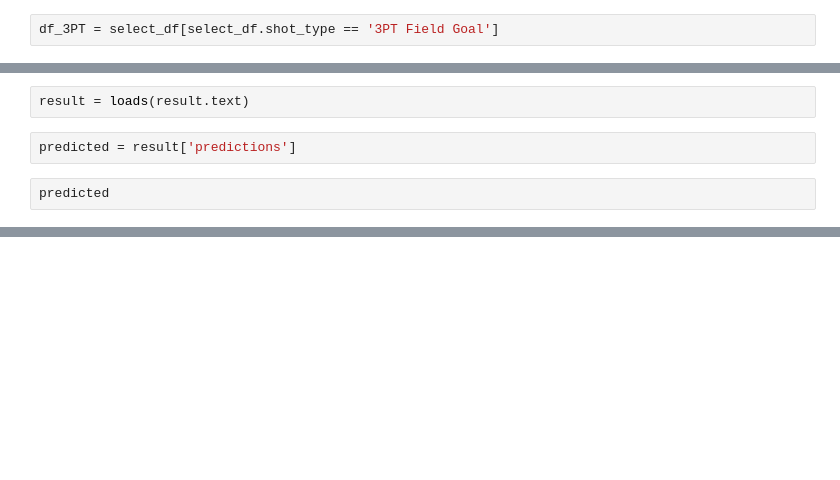
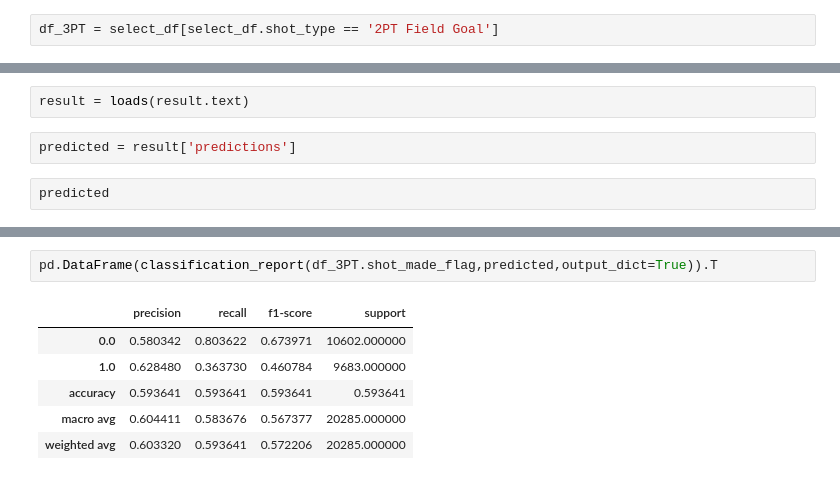
Before and after one commit to walterpl/infnet_IA_course, a Jupyter notebook: eng-ml/notebooks/testing_model.ipynb, the cells around one changed output, grey strips where cells are left out. Cells and saved outputs as stored; diff of their text form; blank space fills up the shorter version.

```diff
--- a/eng-ml/notebooks/testing_model.ipynb
+++ b/eng-ml/notebooks/testing_model.ipynb
@@ -9,6 +36,6 @@ raw_df.columns
 # %%
 select_df = raw_df[['lat', 'lon', 'minutes_remaining', 'period', 'playoffs', 'shot_distance', 'shot_made_flag', 'shot_type']]
 # %%
-df_3PT = select_df[select_df.shot_type == '3PT Field Goal']
+df_3PT = select_df[select_df.shot_type == '2PT Field Goal']
 # %%
 df_3PT.drop(columns=['shot_type'],inplace=True)
@@ -53,0 +107,9 @@ weighted avg       0.45      0.67      0.54      5412
+# %%
+pd.DataFrame(classification_report(df_3PT.shot_made_flag,predicted,output_dict=True)).T
+# %% [output]
+|  | precision | recall | f1-score | support |
+| 0.0 | 0.580342 | 0.803622 | 0.673971 | 10602.000000 |
+| 1.0 | 0.628480 | 0.363730 | 0.460784 | 9683.000000 |
+| accuracy | 0.593641 | 0.593641 | 0.593641 | 0.593641 |
+| macro avg | 0.604411 | 0.583676 | 0.567377 | 20285.000000 |
+| weighted avg | 0.603320 | 0.593641 | 0.572206 | 20285.000000 |
```
Also changed, not shown: parts of 11 cells of this notebook, 5 other files.
